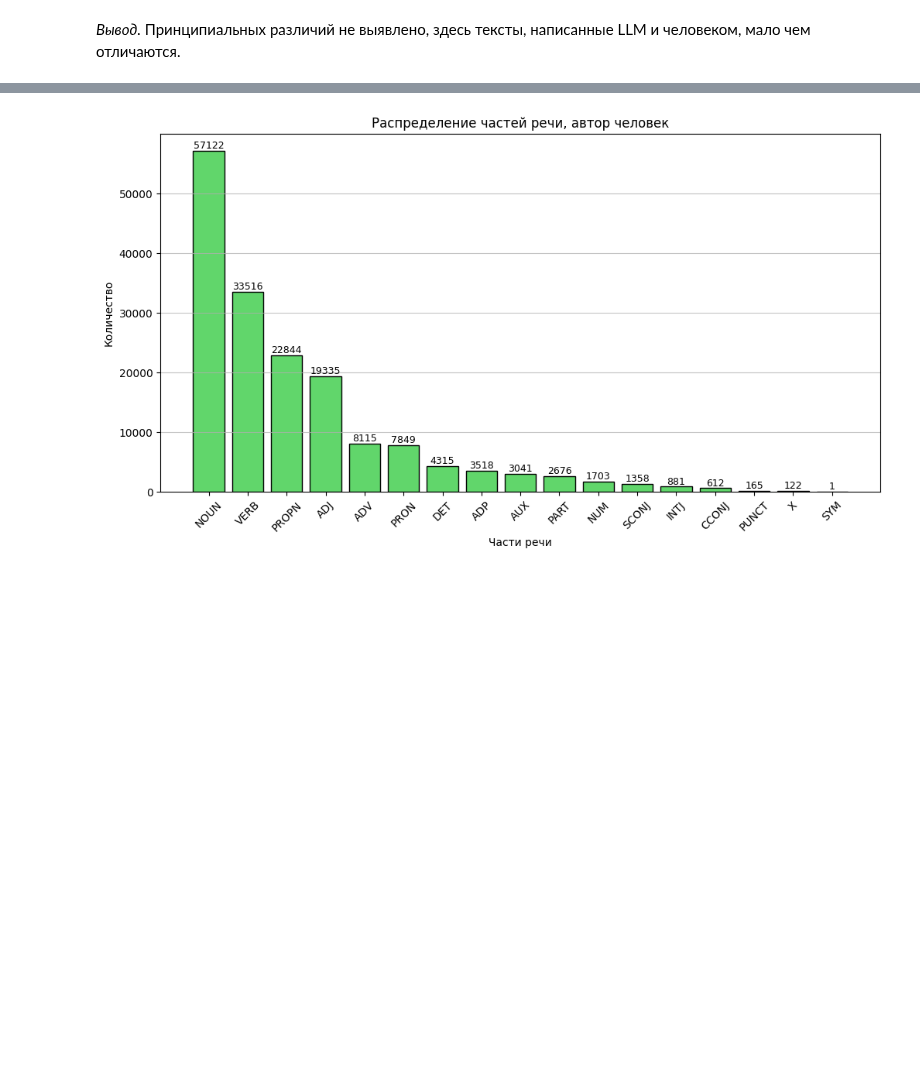
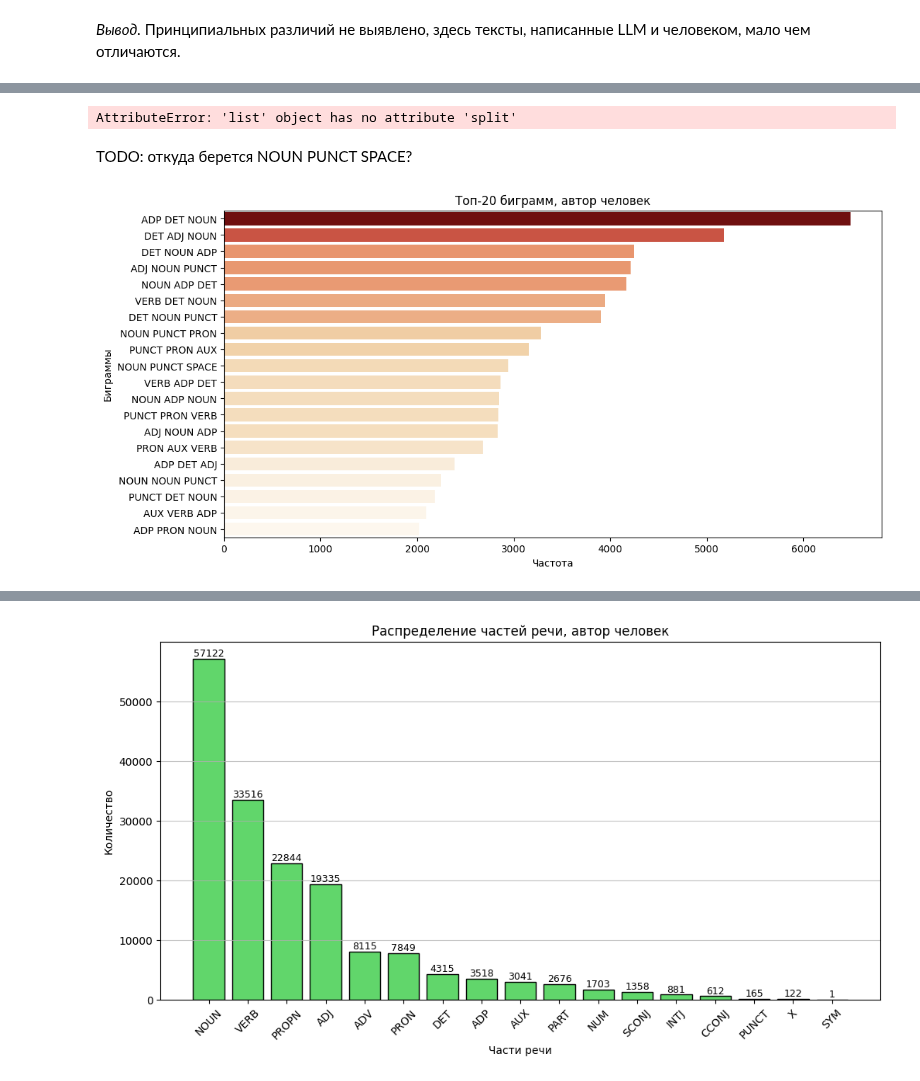
Before and after one commit to aefrt/llm-detection, a Jupyter notebook: eda.ipynb, the cells around one changed output, grey strips where cells are left out. Drawn from its saved outputs; the diff is of its cells as text; code cells hidden in the pictures; blank space fills up the shorter version.

```diff
--- a/eda.ipynb
+++ b/eda.ipynb
@@ -385,0 +430,11 @@ df['pos_tags'] = df['lemmatized_pronouns']
+# %%
+%%time
+# TODO pt2
+# nlp(df['spacy_lemmatized'].iloc[5])[5].lemma_
+nlp = spacy.load(
+    "en_core_web_sm"
+    # disable=['parser', 'senter', 'ner', 'lemmatizer'],
+    # enable=['tok2vec', 'tagger', 'attribute_ruler']
+)
+# nlp(df.lemmatized.str.join(' ').iloc[0])[1].dep_
+df['spacy_lemmatized'] = df.lemmatized.str.join(' ').apply(lambda x : nlp(x))
@@ -385,0 +444,17 @@ df['pos_tags'] = df['lemmatized_pronouns']
+# %%
+df['dep_tags2'] = df.dep_tags.apply(lambda x : ' '.join(x))
+# %%
+bigrams_human = []
+for text in df.loc[df['variable'] == 'human_output', 'dep_tags2']:
+    words = text.split()
+    for bigram in ngrams(words, 3):  # TODO: 3-grams instead of 2
+        bigrams_human.append(' '.join(bigram))
+
+dict_bigram_human = {}
+for bigram in bigrams_human:
+    if bigram in dict_bigram_human:
+        dict_bigram_human[bigram] += 1
+    else:
+        dict_bigram_human[bigram] = 1
+# %% [output]
+AttributeError: 'list' object has no attribute 'split'
@@ -385,0 +487,13 @@ df['pos_tags'] = df['lemmatized_pronouns']
+# %%
+df_bigram_human = pd.DataFrame(list(dict_bigram_human.items()), columns=['bigram', 'frequency']).nlargest(20, 'frequency')
+# %% [markdown]
+TODO: откуда берется NOUN PUNCT SPACE?
+# %%
+plt.figure(figsize=(12, 6))
+sns.barplot(x='frequency', y='bigram', hue='frequency', data=df_bigram_human, palette='OrRd', legend=False)
+plt.title('Топ-20 биграмм, автор человек')
+plt.xlabel('Частота')
+plt.ylabel('Биграммы')
+plt.show()
+# %% [output]
+[figure, added]
```
Also changed, not shown: parts of 23 cells of this notebook, 3 other files.
